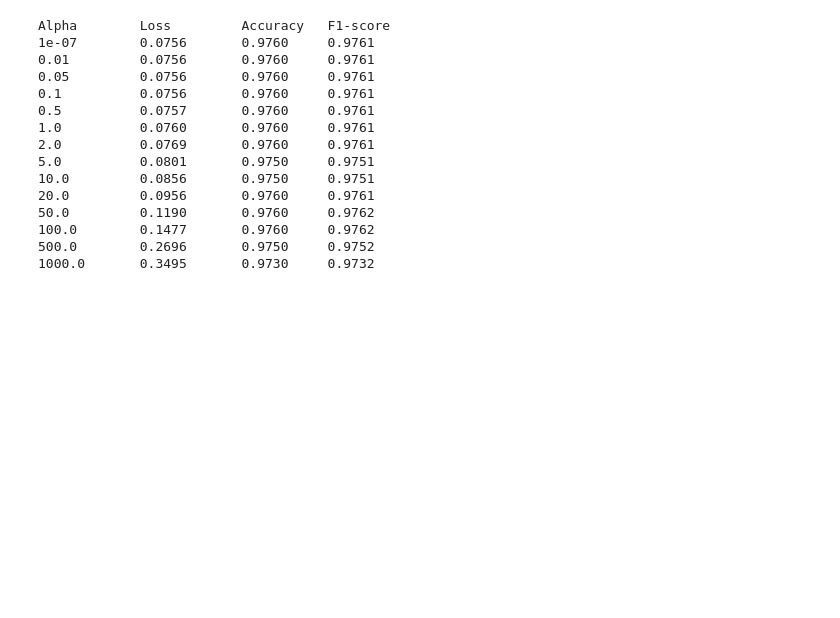
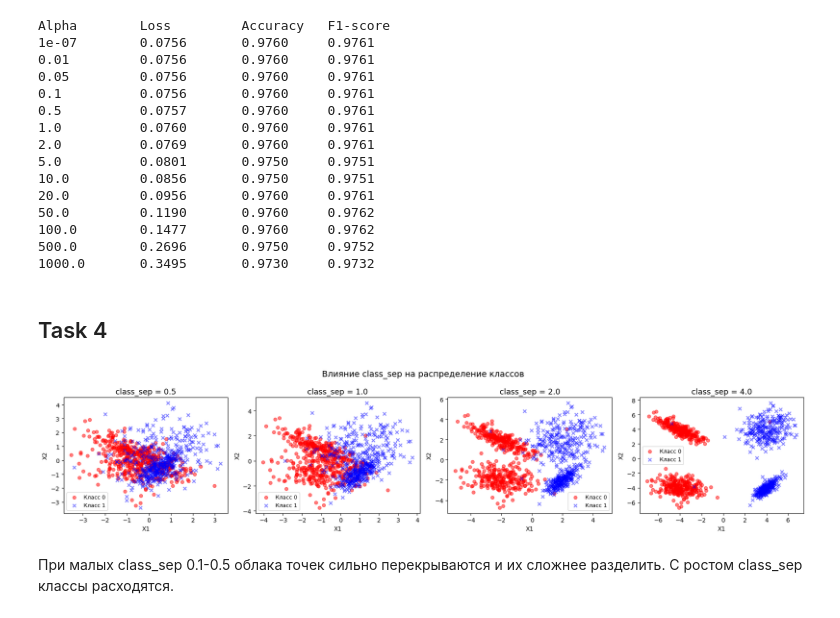
Before and after one commit to nexxy06/misis_ml_course, a Jupyter notebook: ML2.1 logistic regression/2.1ml.ipynb, the cells around one changed output. Cells and saved outputs as stored; diff of their text form; code cells hidden in the pictures; blank space fills up the shorter version.

```diff
--- a/ML2.1 logistic regression/2.1ml.ipynb
+++ b/ML2.1 logistic regression/2.1ml.ipynb
@@ -208,3 +208,34 @@ Alpha        Loss         Accuracy   F1-score
 100.0        0.1477       0.9760     0.9762
 500.0        0.2696       0.9750     0.9752
 1000.0       0.3495       0.9730     0.9732
+# %% [markdown]
+## Task 4
+# %%
+class_sep_values = [0.5, 1.0, 2.0, 4.0]
+
+fig, axes = plt.subplots(1, 4, figsize=(18, 4))
+
+for ax, cs in zip(axes, class_sep_values):
+    X_cs, y_cs = make_classification(
+        n_samples=1000,
+        n_features=2,
+        n_informative=2,
+        n_redundant=0,
+        n_classes=2,
+        class_sep=cs,
+        random_state=1
+    )
+    ax.scatter(X_cs[:, 0][y_cs==0], X_cs[:, 1][y_cs==0], marker='o', c='r', s=30, alpha=0.5, label='Класс 0')
+    ax.scatter(X_cs[:, 0][y_cs==1], X_cs[:, 1][y_cs==1], marker='x', c='b', s=30, alpha=0.5, label='Класс 1')
+    ax.set_title(f'class_sep = {cs}', fontsize=13)
+    ax.legend(fontsize=9)
+    ax.set_xlabel('X1')
+    ax.set_ylabel('X2')
+
+plt.suptitle('Влияние class_sep на распределение классов', fontsize=14)
+plt.tight_layout()
+plt.show()
+# %% [output]
+[figure, added]
+# %% [markdown]
+При малых class_sep 0.1-0.5 облака точек сильно перекрываются и их сложнее разделить. С ростом class_sep классы расходятся.
```
